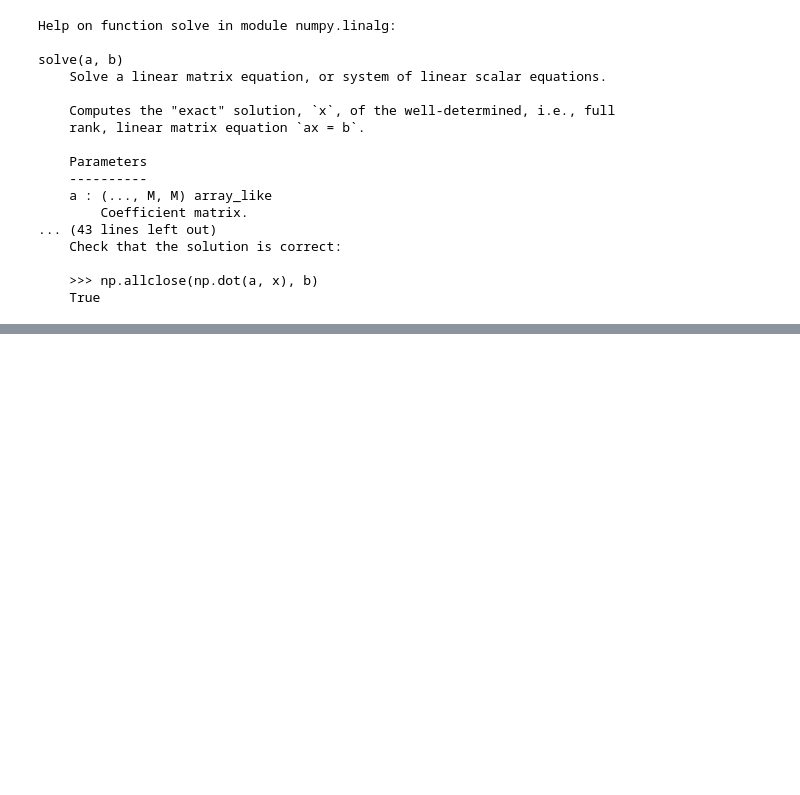
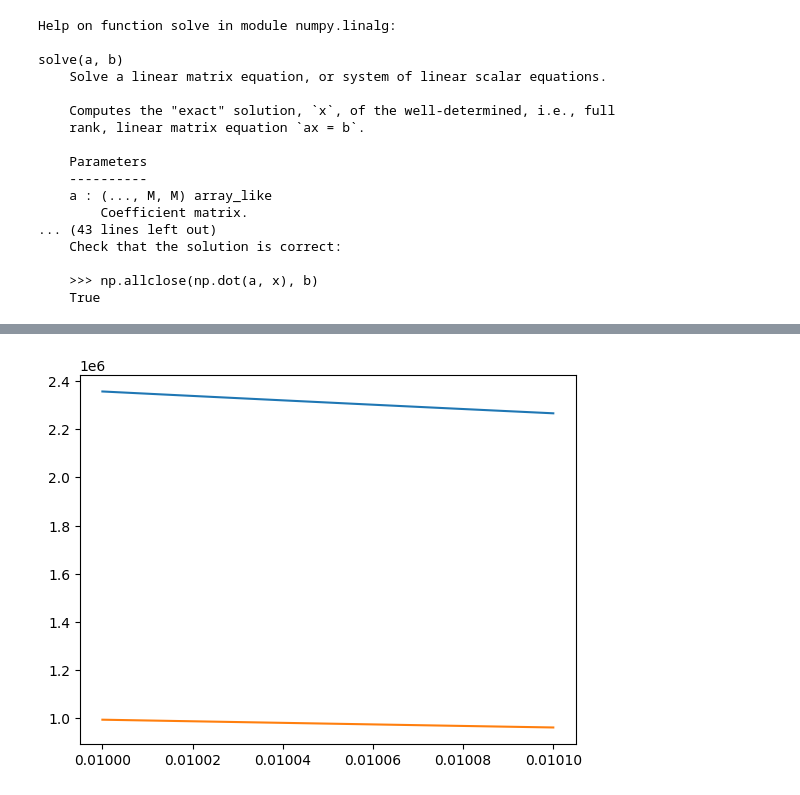
Before and after one commit to AsdaeSunspark/Maths-pour-l-entreprise, a Jupyter notebook: SimulationMC.ipynb, the cells around one changed output, grey strips where cells are left out. Saved outputs shown, nothing was run; the diff lists cells and outputs as text; code cells hidden in the pictures; blank space fills up the shorter version.

```diff
--- a/SimulationMC.ipynb
+++ b/SimulationMC.ipynb
@@ -1032,0 +1322,5 @@ print (b)
+# %%
+tab=resoudre_glouton(4,2,5,0.001)
+transition0=matricetrans_glouton(4,2,5,0.5)
+transition=create_matrice_irr(transition0,len(transition0)-2)[0]
+transition
@@ -1032,0 +1365,36 @@ print (b)
+# %%
+def numerotationtender(liste,nombre):
+    s=0
+    for i in liste :
+        if i<nombre:
+            s+=1
+    return s
+# %%
+def matricediff5(theta):
+    transition0=matricetrans_glouton(4,2,5,theta)
+    trans=create_matrice_irr(transition0,len(transition0)-2)
+    transition=trans[0]
+    L=trans[1]
+    transition[numerotationtender(L,44)][numerotationtender(L,52)]+= theta*(1-theta)
+    transition[numerotationtender(L,44)][numerotationtender(L,36)]+= -theta*(1-theta)
+    return(transition)
+# %%
+def resoudre(theta):
+    transition=matricediff5(theta)
+    b=np.ones(len(transition))
+    b[len(transition)-1]=0
+    A=np.identity(len(transition))-transition
+    return(alg.solve(A,b))
+# %%
+import matplotlib.pyplot as plt
+x = np.linspace(0.01, 0.0101, 10)
+y1=[]
+y2=[]
+for i in x:
+    y1=y1+[resoudre_glouton(4,2,5,i)[33]]
+    y2=y2+[resoudre(i)[33]]
+plt.plot(x, y1)
+plt.plot(x, y2)
+plt.show()
+# %% [output]
+[figure, added]
```
Also changed, not shown: parts of 39 cells of this notebook, 1 other file.
